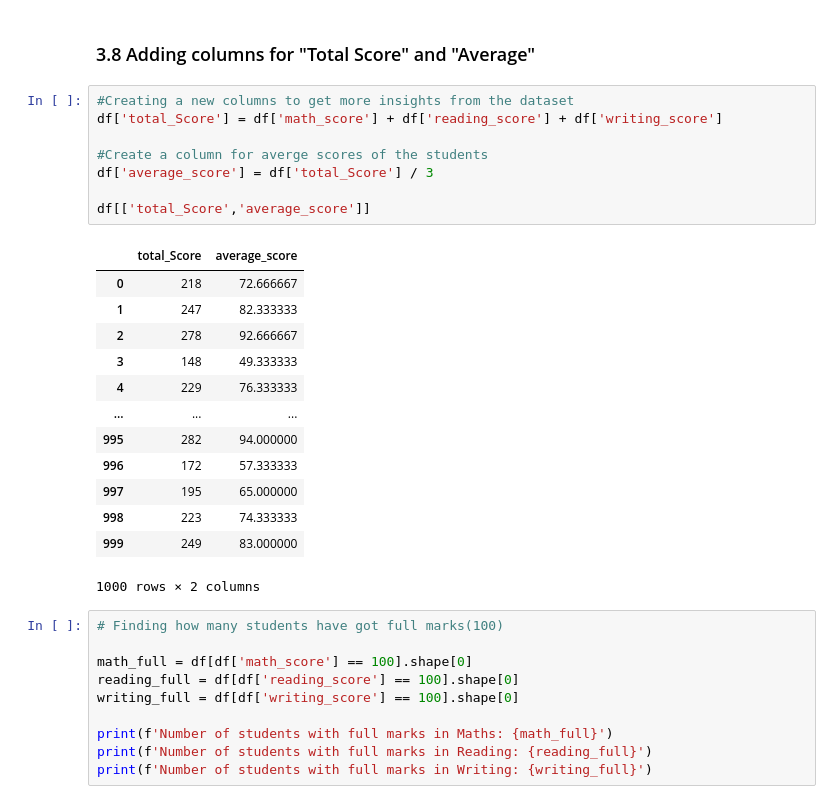
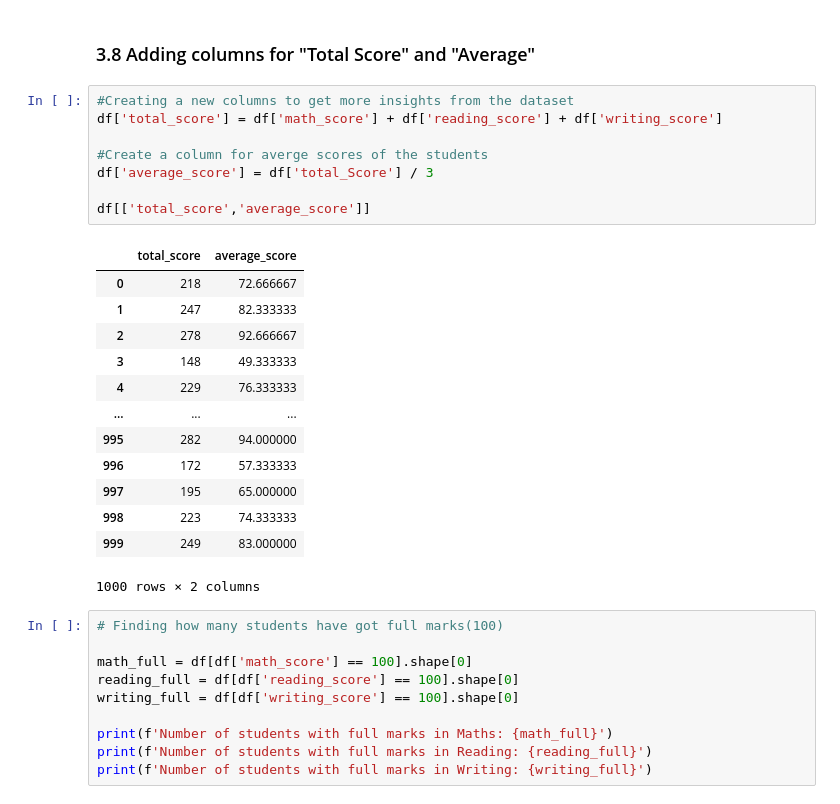
Before and after one commit to vigneshwarang47/ML-Projects, a Jupyter notebook: Notebook/Data/EDA Students perfomance.ipynb, the cells around one changed output. Saved outputs shown, nothing was run; the diff lists cells and outputs as text.

```diff
--- a/Notebook/Data/EDA Students perfomance.ipynb
+++ b/Notebook/Data/EDA Students perfomance.ipynb
@@ -195,14 +195,14 @@ We have 5 categorical features : ['gender', 'race_ethnicity', 'parental_level_of
 ### 3.8 Adding columns for "Total Score" and "Average"
 # %%
 #Creating a new columns to get more insights from the dataset
-df['total_Score'] = df['math_score'] + df['reading_score'] + df['writing_score']
+df['total_score'] = df['math_score'] + df['reading_score'] + df['writing_score']
 
 #Create a column for averge scores of the students
 df['average_score'] = df['total_Score'] / 3
 
-df[['total_Score','average_score']]
+df[['total_score','average_score']]
 # %% [output]
-|  | total_Score | average_score |
+|  | total_score | average_score |
 | 0 | 218 | 72.666667 |
 | 1 | 247 | 82.333333 |
 | 2 | 278 | 92.666667 |
```
Also changed, not shown: parts of 52 cells of this notebook, 5 other files.
